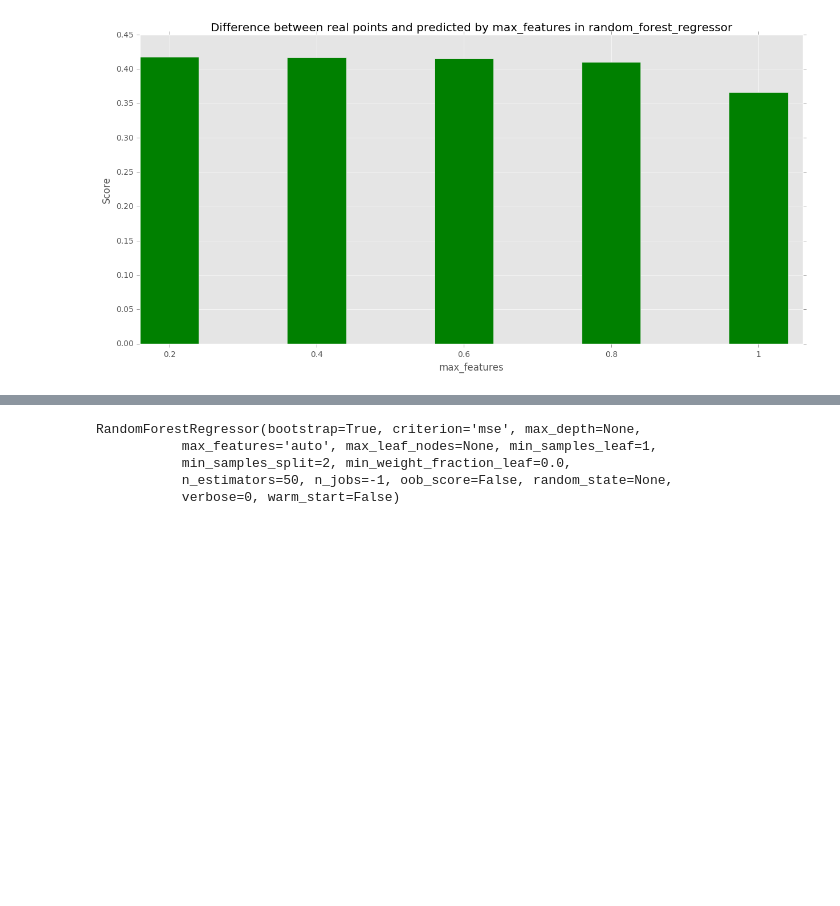
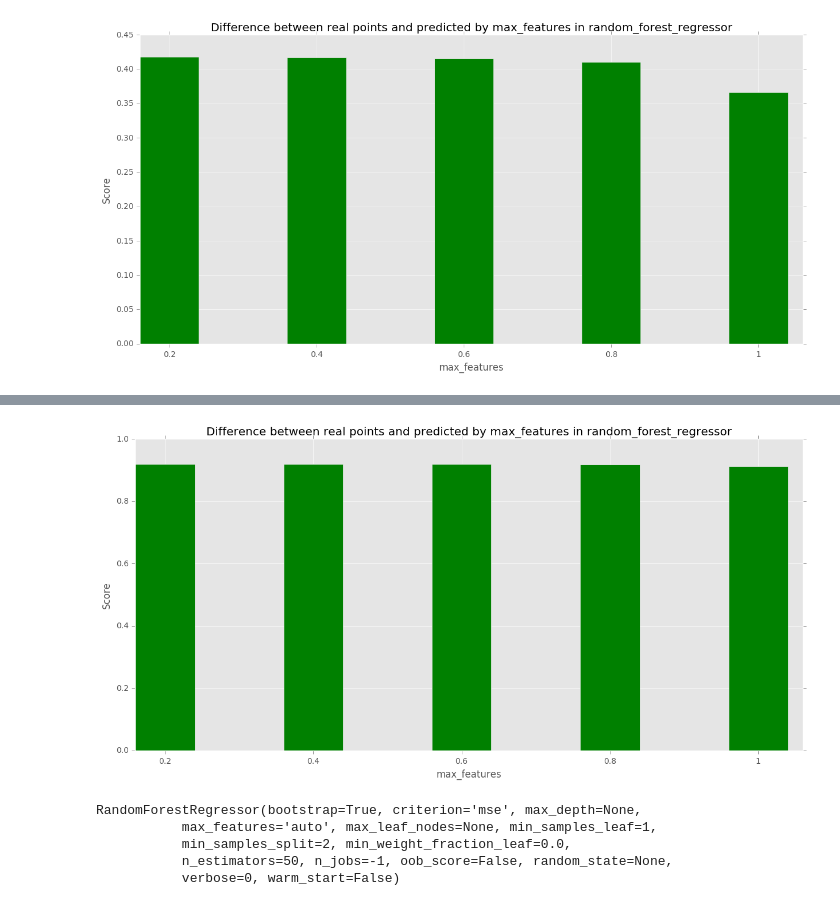
Before and after one commit to avgaydashenko/cuddly-robot, a Jupyter notebook: framework.ipynb, the cells around one changed output, grey strips where cells are left out. Saved outputs shown, nothing was run; the diff lists cells and outputs as text; code cells hidden in the pictures; blank space fills up the shorter version.

```diff
--- a/framework.ipynb
+++ b/framework.ipynb
@@ -47,0 +51,5 @@ Results: [0.3992713750738851]
+# %%
+compare_results(function=random_forest_regressor, test_results=train_results, parameter_name="max_features",
+                list_of_values=[0.2, 0.4, 0.6, 0.8, 1], train_data=train_data, train_results=train_results,
+                test_data=train_data, prediction_mode='delta', n_estimators=50)
+# %% [output]
@@ -48 +63,2 @@ Results: [0.3992713750738851]
+[figure, added]
 # %%
```
Also changed, not shown: parts of 4 cells of this notebook, 1 other file.
